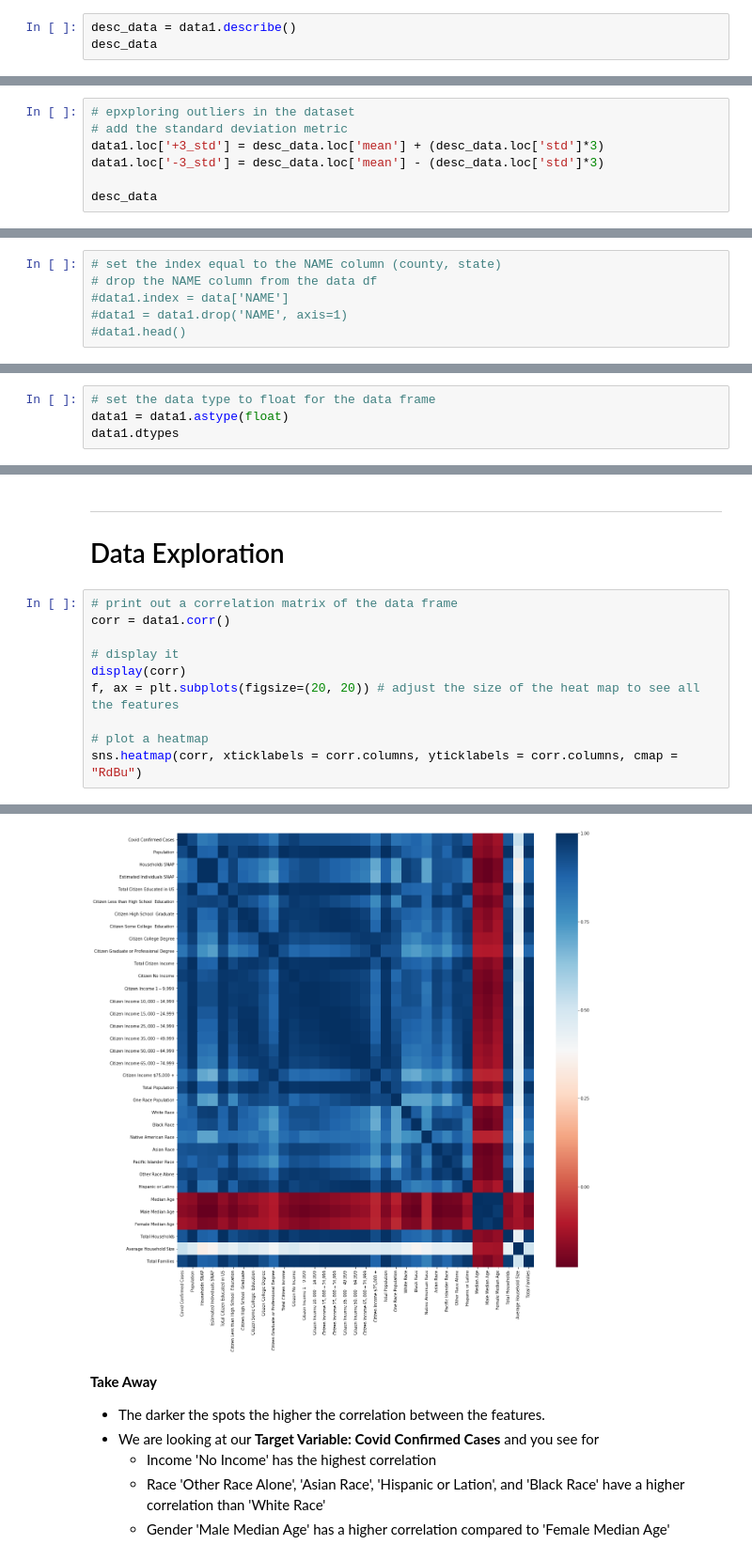
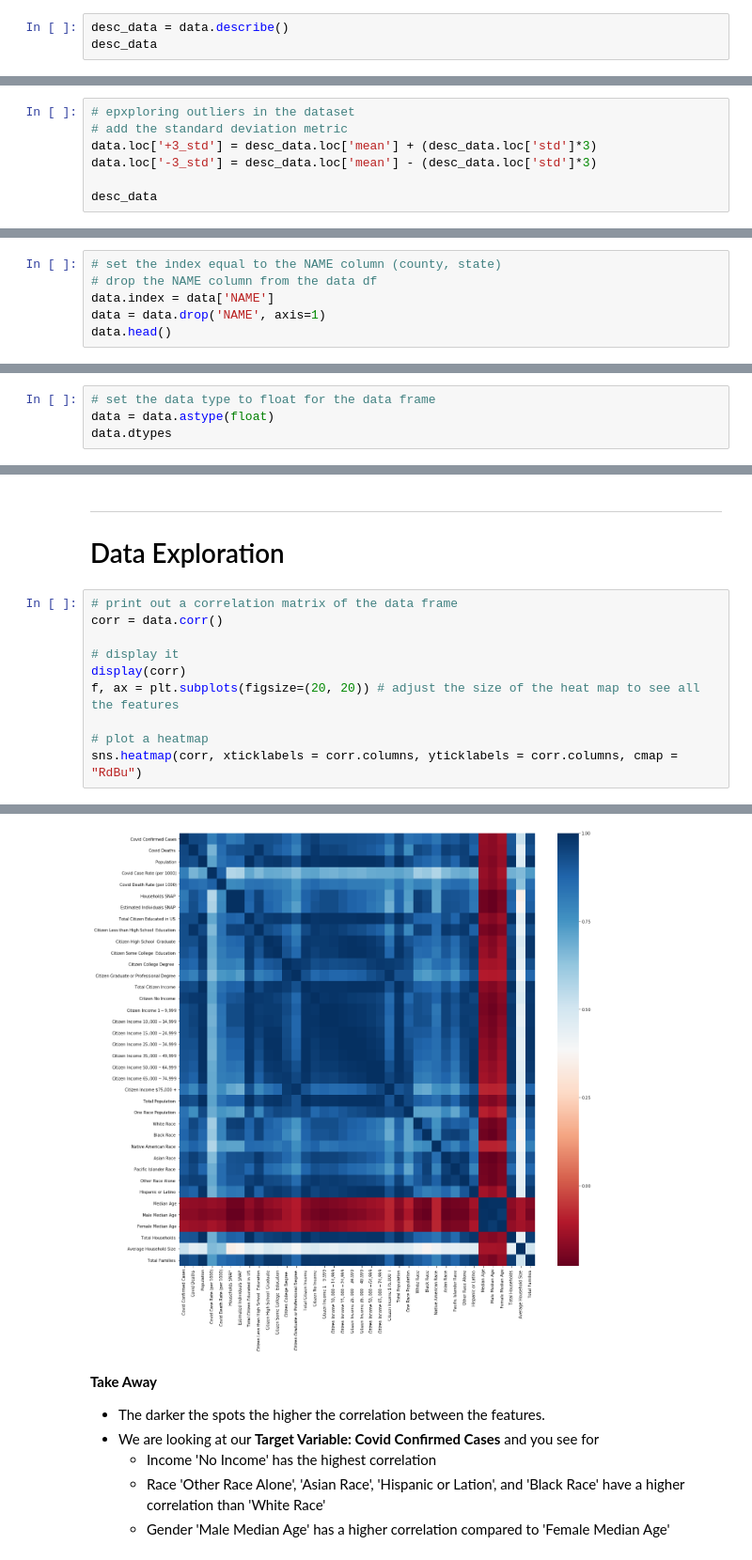
Before and after one commit to monikasivilli/Capstone-Project, a Jupyter notebook: LinReg.ipynb, the cells around one changed output, grey strips where cells are left out. Shown at 94% size. Drawn from its saved outputs; the diff is of its cells as text.

```diff
--- a/LinReg.ipynb
+++ b/LinReg.ipynb
@@ -64,6 +59,6 @@ data1[['Citizen Income $10,000-$14,999']]
 # %% [markdown]
 __Describe the Dataset__
 # %%
-desc_data = data1.describe()
+desc_data = data.describe()
 desc_data
 # %% [output]
@@ -80,8 +75,8 @@ desc_data
 # %%
 # epxploring outliers in the dataset
 # add the standard deviation metric
-data1.loc['+3_std'] = desc_data.loc['mean'] + (desc_data.loc['std']*3)
-data1.loc['-3_std'] = desc_data.loc['mean'] - (desc_data.loc['std']*3)
+data.loc['+3_std'] = desc_data.loc['mean'] + (desc_data.loc['std']*3)
+data.loc['-3_std'] = desc_data.loc['mean'] - (desc_data.loc['std']*3)
 
 desc_data
 # %% [output]
@@ -151,6 +126,6 @@ dtype: bool
 # %%
 # set the index equal to the NAME column (county, state)
 # drop the NAME column from the data df
-#data1.index = data['NAME']
-#data1 = data1.drop('NAME', axis=1)
-#data1.head()
+data.index = data['NAME']
+data = data.drop('NAME', axis=1)
+data.head()
@@ -157,5 +161,5 @@ dtype: bool
 # %%
 # set the data type to float for the data frame
-data1 = data1.astype(float)
-data1.dtypes
+data = data.astype(float)
+data.dtypes
 # %% [output]
@@ -181,7 +185,7 @@ ___
 # Data Exploration
 # %%
 # print out a correlation matrix of the data frame
-corr = data1.corr()
+corr = data.corr()
 
 # display it
 display(corr)
@@ -211,5 +215,5 @@ sns.heatmap(corr, xticklabels = corr.columns, yticklabels = corr.columns, cmap =
 <matplotlib.axes._subplots.AxesSubplot at 0x...>
-[figure, old version]
+[figure, new version]
 # %% [markdown]
 __Take Away__
 - The darker the spots the higher the correlation between the features.
```
Also changed, not shown: parts of 19 cells of this notebook.
